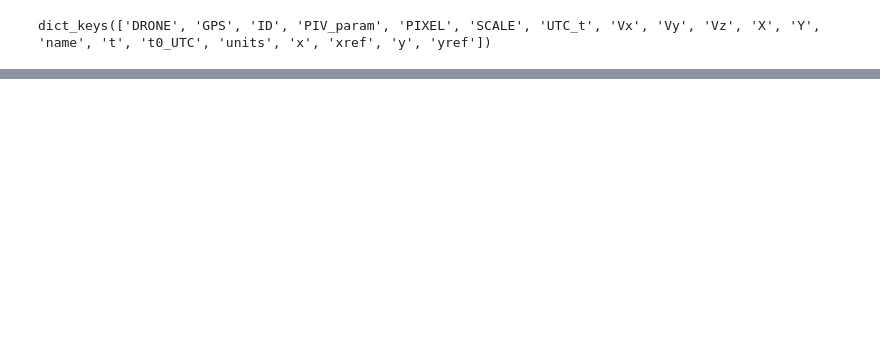
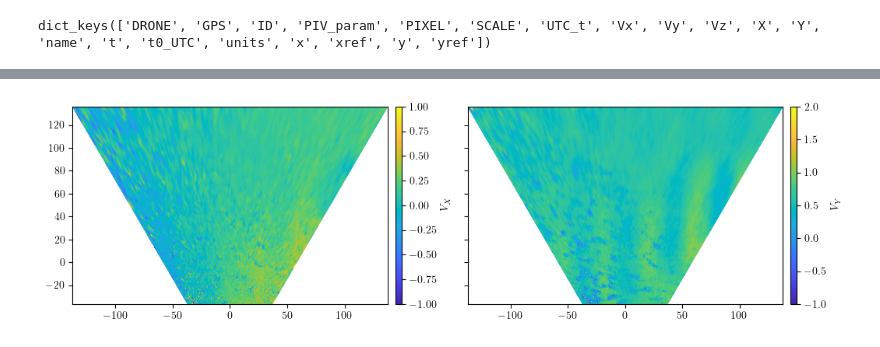
Before and after one commit to Turbotice/icewave, a Jupyter notebook: icewave/sebastien/BicWin2024/BicWin25_oblique_view.ipynb, the cells around one changed output, grey strips where cells are left out. Drawn from its saved outputs; the diff is of its cells as text; code cells hidden in the pictures; blank space fills up the shorter version.

```diff
--- a/icewave/sebastien/BicWin2024/BicWin25_oblique_view.ipynb
+++ b/icewave/sebastien/BicWin2024/BicWin25_oblique_view.ipynb
@@ -125,0 +135,33 @@ array([[-137.41457171, -134.65009121, -131.99464772, ...,  -37.24435385,
+# %%
+cmap = parula_map
+frame = 3600
+
+# axes limits
+X_bounds = np.array([-50,50])
+Y_bounds = np.array([-40,40])
+Vx_values = np.array([-1,1])
+Vy_values = np.array([-1,2])
+
+fig, axs = plt.subplots(ncols = 2,sharey = True,figsize = (12,8))
+imsh = []
+for i,ax in enumerate(axs):
+    if i == 0:
+        imsh.append(ax.pcolormesh(S['X'],S['Y'],Vx[:,:,frame],shading = 'gouraud',cmap = cmap,
+                                 vmin = Vx_values[0],vmax = Vx_values[1]))
+        divider = make_axes_locatable(ax)
+        cax = divider.append_axes("right", size="2%", pad=0.1)
+        cbar = plt.colorbar(imsh[i],cax = cax)
+        cbar.set_label(r'$V_X$')
+    else:
+        imsh.append(ax.pcolormesh(S['X'],S['Y'],Vy[:,:,frame],shading = 'gouraud',cmap = cmap,
+                                 vmin = Vy_values[0],vmax = Vy_values[1]))
+        divider = make_axes_locatable(ax)
+        cax = divider.append_axes("right", size="2%", pad=0.1)
+        cbar = plt.colorbar(imsh[i],cax = cax)
+        cbar.set_label(r'$V_Y$')
+
+    ax.set_aspect(1)
+    # ax.set_xlim([X_bounds[0],X_bounds[1]])
+    # ax.set_ylim([Y_bounds[0],Y_bounds[1]])
+# %% [output]
+[figure, added]
```
Also changed, not shown: parts of 28 cells of this notebook, 2 other files.
